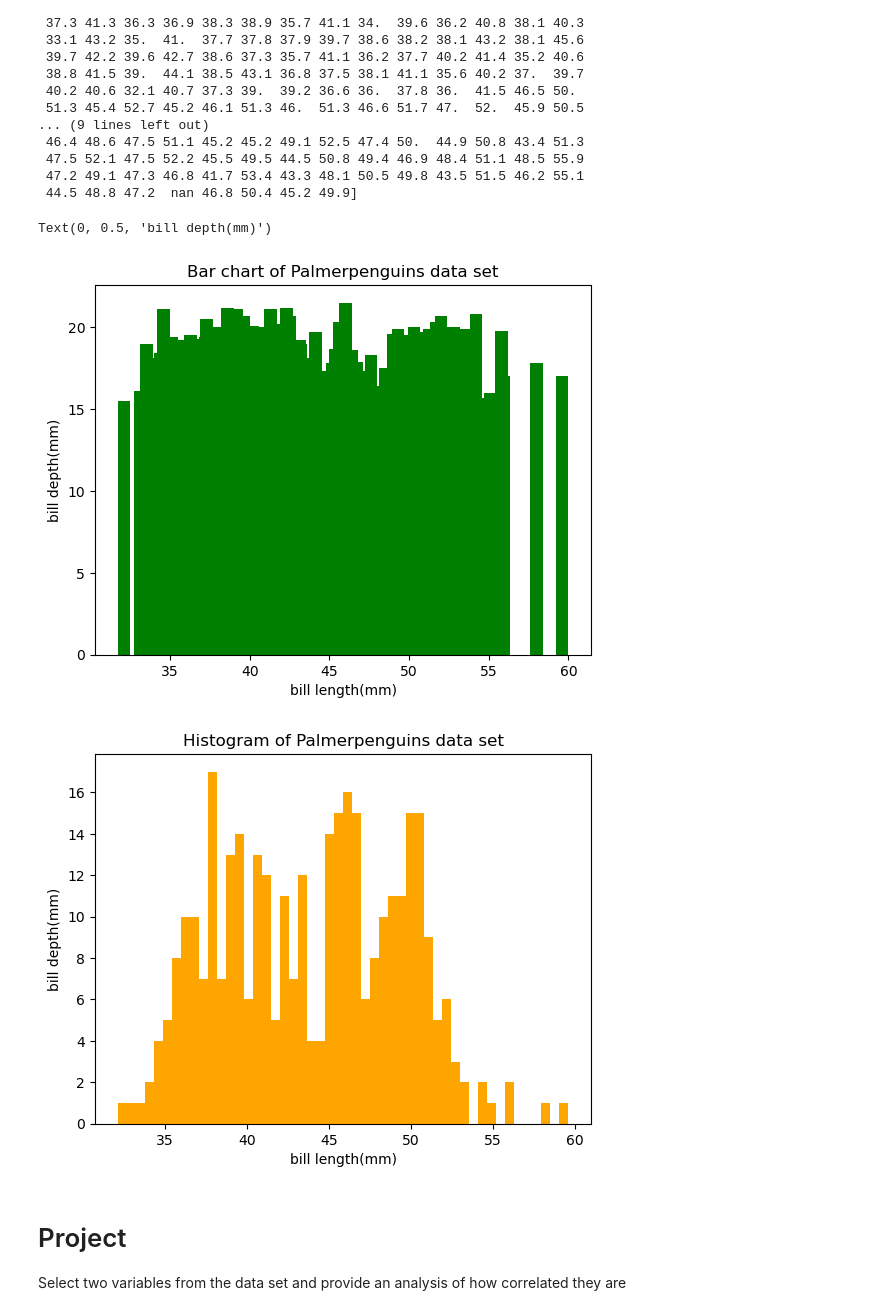
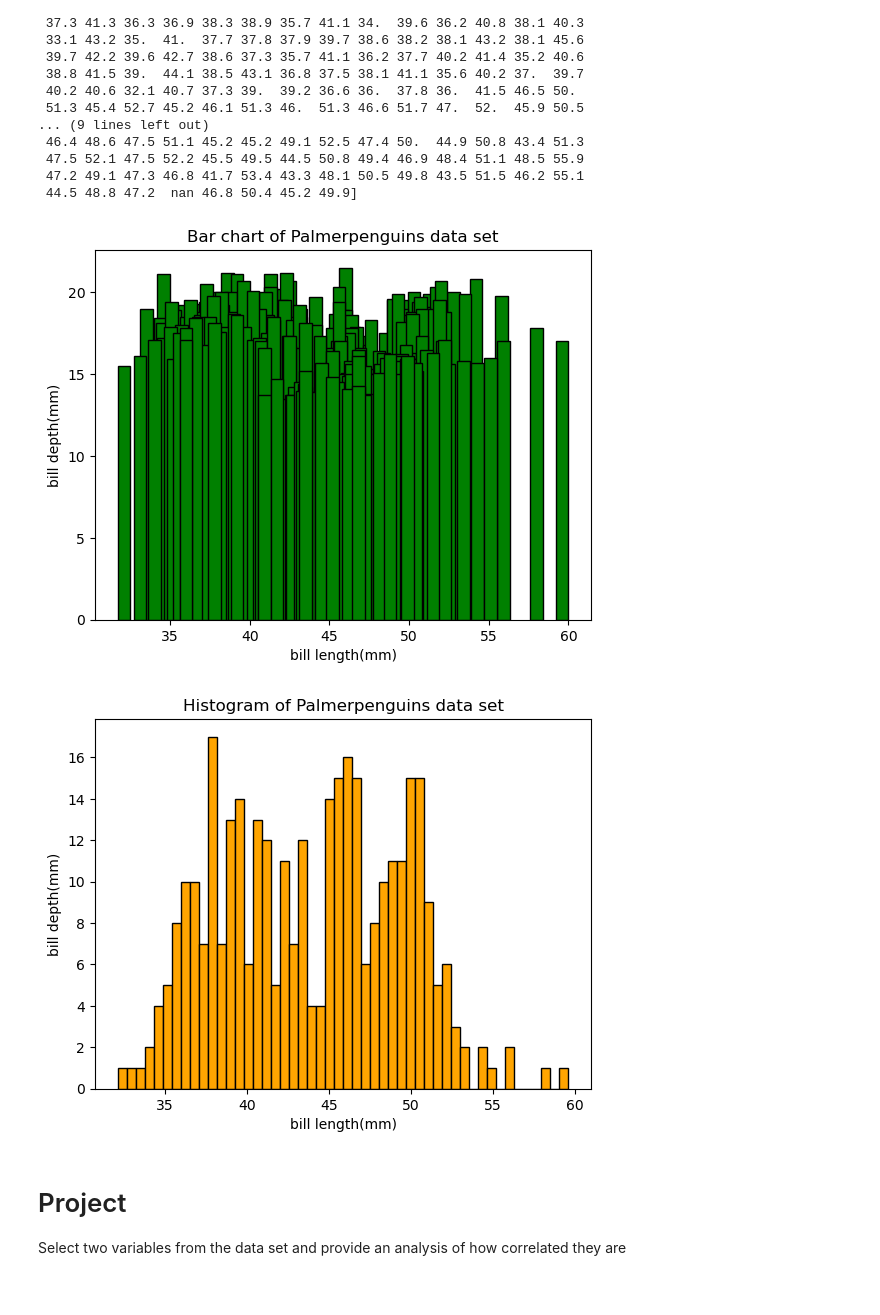
Before and after one commit to YuliiaRysinska/penguins, a Jupyter notebook: penguins.ipynb, the cells around one changed output. Saved outputs shown, nothing was run; the diff lists cells and outputs as text; code cells hidden in the pictures.

Commit message:
improving graphs

```diff
--- a/penguins.ipynb
+++ b/penguins.ipynb
@@ -133,21 +133,20 @@ b_dep = df['bill_depth_mm'].to_numpy()
 # %%
 
 # create the bar chart
-plt.bar(b_l_len, b_dep, color='green')
+plt.bar(b_l_len, b_dep, color='green', edgecolor='black')
 # create title
 plt.title('Bar chart of Palmerpenguins data set')
 # name axis
 plt.xlabel('bill length(mm)')
 plt.ylabel('bill depth(mm)')
 #save
-#plt.savefig('bar_chart.png')
+plt.savefig('bar_chart.png')
 # %% [output]
-Text(0, 0.5, 'bill depth(mm)')
-[figure, old version]
+[figure, new version]
 # %%
 
 # create the bar chart
-plt.hist(b_l_len, bins=50, color='orange')
+plt.hist(b_l_len, bins=50, color='orange', edgecolor='black')
 # create title
 plt.title('Histogram of Palmerpenguins data set')
 # name axis
@@ -156,7 +155,7 @@ plt.ylabel('bill depth(mm)')
 #save
 #plt.savefig('Hist.png')
 # %% [output]
-[figure, old version]
+[figure, new version]
 # %% [markdown]
 # Project
 Select two variables from the data set and provide an analysis of how correlated they are
```
Also changed, not shown: 2 other files.
